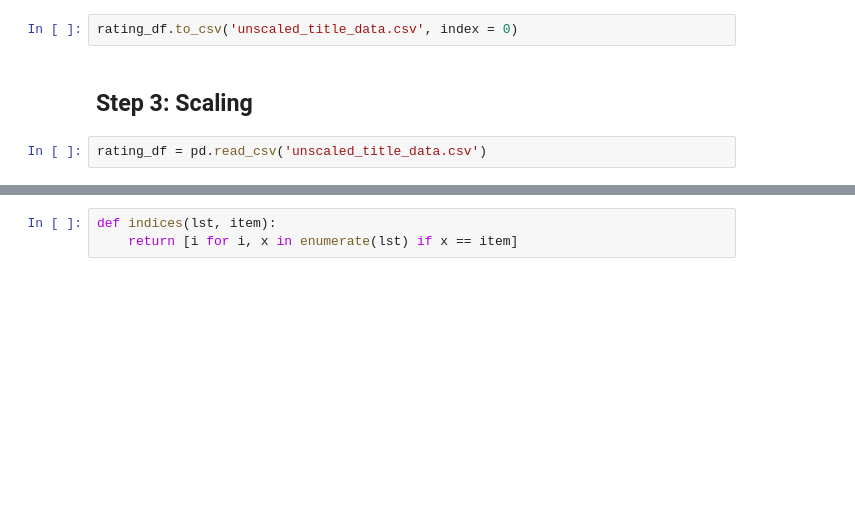
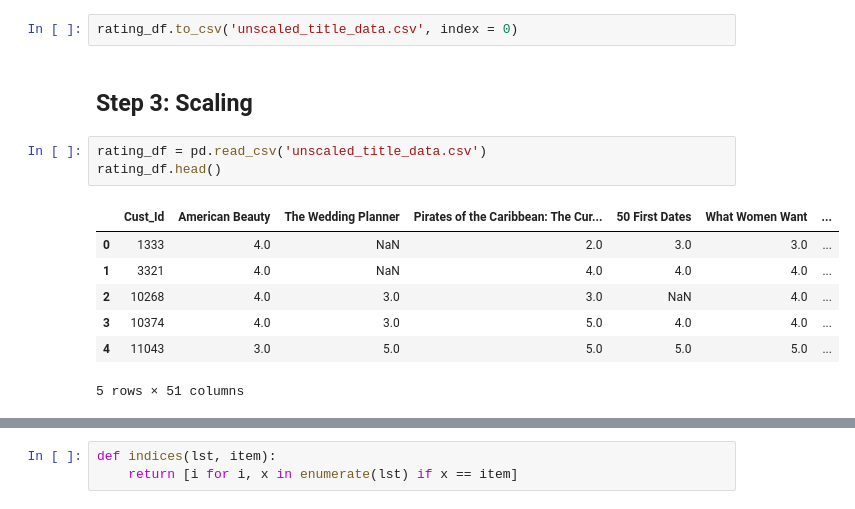
Before and after one commit to erictria/cf-tutorial, a Jupyter notebook: Netflix.ipynb, the cells around one changed output, grey strips where cells are left out. Drawn from its saved outputs; the diff is of its cells as text; blank space fills up the shorter version.

```diff
--- a/Netflix.ipynb
+++ b/Netflix.ipynb
@@ -128,6 +130,15 @@ rating_df.to_csv('unscaled_title_data.csv', index = 0)
 ## Step 3: Scaling
 # %%
 rating_df = pd.read_csv('unscaled_title_data.csv')
+rating_df.head()
+# %% [output]
+|  | Cust_Id | American Beauty | The Wedding Planner | Pirates of the Caribbean: The Cur... | 50 First Dates | What Women Want | ... |
+| 0 | 1333 | 4.0 | NaN | 2.0 | 3.0 | 3.0 | ... |
+| 1 | 3321 | 4.0 | NaN | 4.0 | 4.0 | 4.0 | ... |
+| 2 | 10268 | 4.0 | 3.0 | 3.0 | NaN | 4.0 | ... |
+| 3 | 10374 | 4.0 | 3.0 | 5.0 | 4.0 | 4.0 | ... |
+| 4 | 11043 | 3.0 | 5.0 | 5.0 | 5.0 | 5.0 | ... |
+5 rows × 51 columns
 # %%
 scaled_df = rating_df.copy().iloc[:,1:]
 averages = scaled_df.mean(axis=1).values
```
Also changed, not shown: parts of 6 cells of this notebook, 2 other files.
